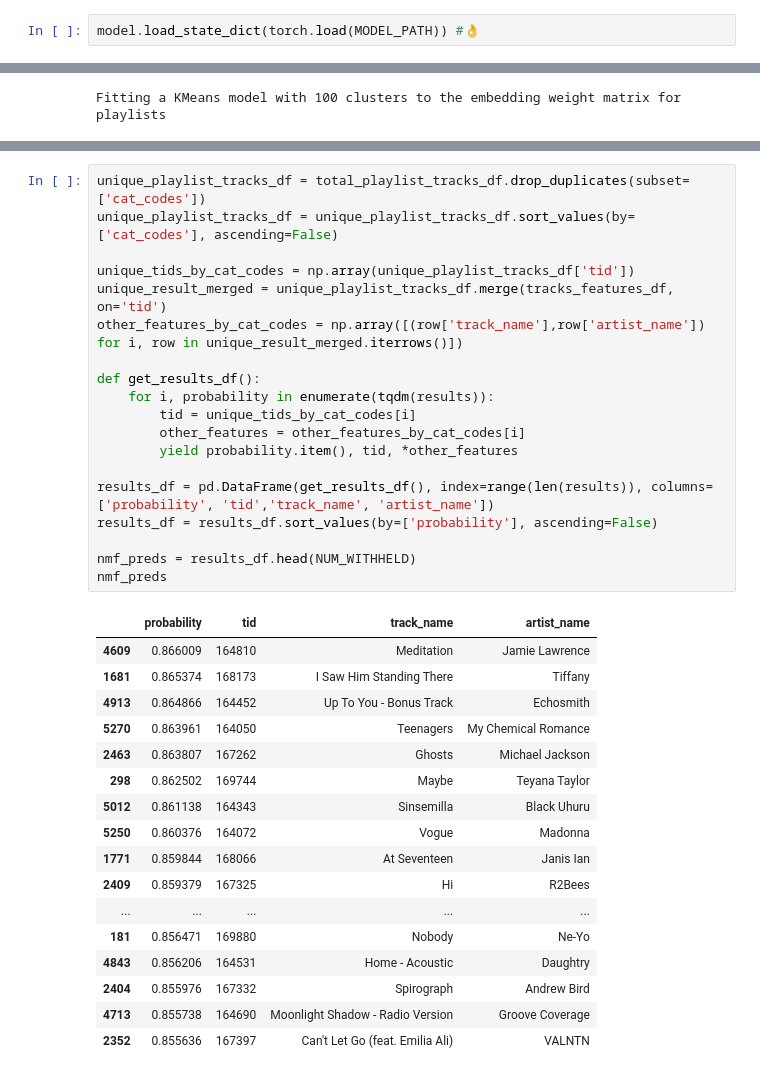
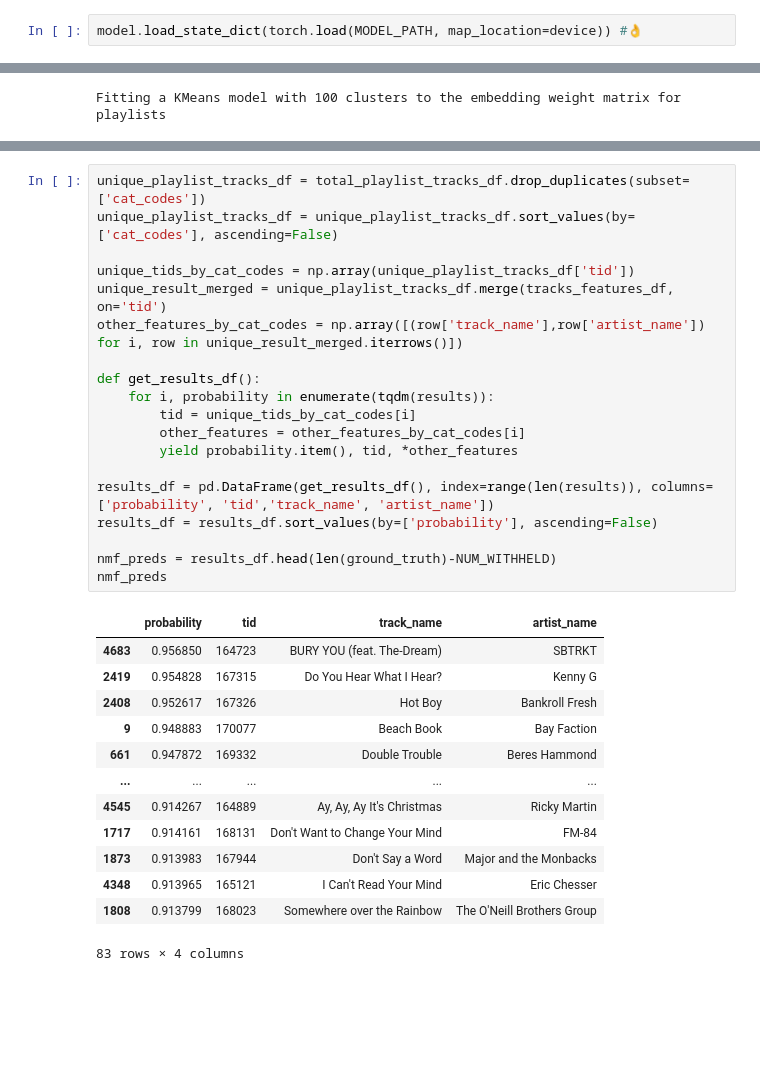
Before and after one commit to icarus08/ml-spotify-recommendations, a Jupyter notebook: knn_ncf_torch.ipynb, the cells around one changed output, grey strips where cells are left out. Drawn from its saved outputs; the diff is of its cells as text; blank space fills up the shorter version.

```diff
--- a/knn_ncf_torch.ipynb
+++ b/knn_ncf_torch.ipynb
@@ -410,4 +415,4 @@ training loss after epoch-2 = 0.1219
 # %%
-model.load_state_dict(torch.load(MODEL_PATH)) #👌
+model.load_state_dict(torch.load(MODEL_PATH, map_location=device)) #👌
 # %% [output]
 <All keys matched successfully>
@@ -465,40 +469,36 @@ Retrieved predictions from trained model...
 # %%
 unique_playlist_tracks_df = total_playlist_tracks_df.drop_duplicates(subset=['cat_codes'])
 unique_playlist_tracks_df = unique_playlist_tracks_df.sort_values(by=['cat_codes'], ascending=False)
 
 unique_tids_by_cat_codes = np.array(unique_playlist_tracks_df['tid'])
 unique_result_merged = unique_playlist_tracks_df.merge(tracks_features_df, on='tid')
 other_features_by_cat_codes = np.array([(row['track_name'],row['artist_name']) for i, row in unique_result_merged.iterrows()])
 
 def get_results_df():
     for i, probability in enumerate(tqdm(results)):
         tid = unique_tids_by_cat_codes[i]
         other_features = other_features_by_cat_codes[i]
         yield probability.item(), tid, *other_features
 
 results_df = pd.DataFrame(get_results_df(), index=range(len(results)), columns=['probability', 'tid','track_name', 'artist_name'])
 results_df = results_df.sort_values(by=['probability'], ascending=False)
 
-nmf_preds = results_df.head(NUM_WITHHELD)
+nmf_preds = results_df.head(len(ground_truth)-NUM_WITHHELD)
 nmf_preds
 # %% [output]
 |  | probability | tid | track_name | artist_name |
-| 4609 | 0.866009 | 164810 | Meditation | Jamie Lawrence |
-| 1681 | 0.865374 | 168173 | I Saw Him Standing There | Tiffany |
-| 4913 | 0.864866 | 164452 | Up To You - Bonus Track | Echosmith |
-| 5270 | 0.863961 | 164050 | Teenagers | My Chemical Romance |
-| 2463 | 0.863807 | 167262 | Ghosts | Michael Jackson |
-| 298 | 0.862502 | 169744 | Maybe | Teyana Taylor |
-| 5012 | 0.861138 | 164343 | Sinsemilla | Black Uhuru |
-| 5250 | 0.860376 | 164072 | Vogue | Madonna |
-| 1771 | 0.859844 | 168066 | At Seventeen | Janis Ian |
-| 2409 | 0.859379 | 167325 | Hi | R2Bees |
+| 4683 | 0.956850 | 164723 | BURY YOU (feat. The-Dream) | SBTRKT |
+| 2419 | 0.954828 | 167315 | Do You Hear What I Hear? | Kenny G |
+| 2408 | 0.952617 | 167326 | Hot Boy | Bankroll Fresh |
+| 9 | 0.948883 | 170077 | Beach Book | Bay Faction |
+| 661 | 0.947872 | 169332 | Double Trouble | Beres Hammond |
 | ... | ... | ... | ... | ... |
-| 181 | 0.856471 | 169880 | Nobody | Ne-Yo |
-| 4843 | 0.856206 | 164531 | Home - Acoustic | Daughtry |
-| 2404 | 0.855976 | 167332 | Spirograph | Andrew Bird |
-| 4713 | 0.855738 | 164690 | Moonlight Shadow - Radio Version | Groove Coverage |
-| 2352 | 0.855636 | 167397 | Can't Let Go (feat. Emilia Ali) | VALNTN |
+| 4545 | 0.914267 | 164889 | Ay, Ay, Ay It's Christmas | Ricky Martin |
+| 1717 | 0.914161 | 168131 | Don't Want to Change Your Mind | FM-84 |
+| 1873 | 0.913983 | 167944 | Don't Say a Word | Major and the Monbacks |
+| 4348 | 0.913965 | 165121 | I Can't Read Your Mind | Eric Chesser |
+| 1808 | 0.913799 | 168023 | Somewhere over the Rainbow | The O'Neill Brothers Group |
+83 rows × 4 columns
 # %%
 def predictions_nmf():
     for idx,row in nmf_preds.iterrows():
```
Also changed, not shown: parts of 20 cells of this notebook.
